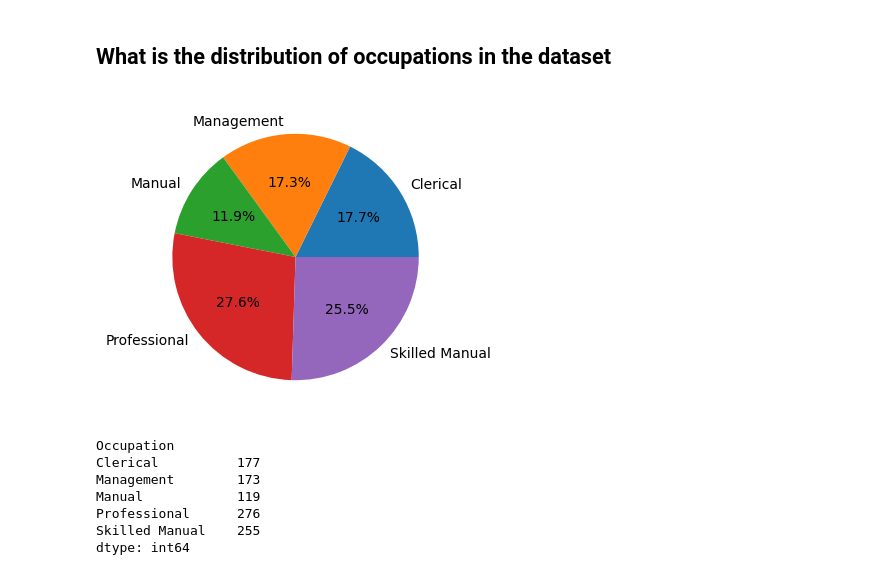
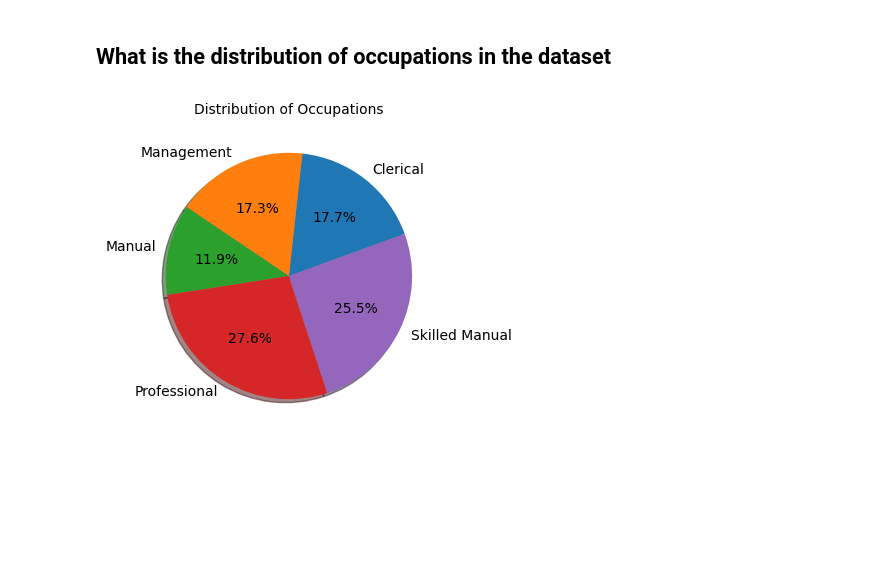
Before and after one commit to abhisunny2610/Data-Science, a Jupyter notebook: Visualization/Bike Buyers Anlys.ipynb, the cells around one changed output. Drawn from its saved outputs; the diff is of its cells as text; code cells hidden in the pictures; blank space fills up the shorter version.

Commit message:
Bike Buyer Visualization

```diff
--- a/Visualization/Bike Buyers Anlys.ipynb
+++ b/Visualization/Bike Buyers Anlys.ipynb
@@ -229,20 +229,10 @@ plt.show()
 # %%
 occupation_group = df.groupby("Occupation").size()
 
 fig, axes = plt.subplots(figsize=(4,4))
 
-axes.pie(occupation_group, labels = occupation_group.index, autopct="%1.1f%%")
-axes.set_title("Distribution of Occupati")
+axes.pie(occupation_group, labels = occupation_group.index, autopct="%1.1f%%", shadow=True,startangle=20)
+axes.set_title("Distribution of Occupations", fontsize=10)
 plt.show()
 # %% [output]
-[figure, old version]
+[figure, new version]
-# %%
-occupation_group
-# %% [output]
-Occupation
-Clerical          177
-Management        173
-Manual            119
-Professional      276
-Skilled Manual    255
-dtype: int64
```
Also changed, not shown: parts of 3 cells of this notebook.
